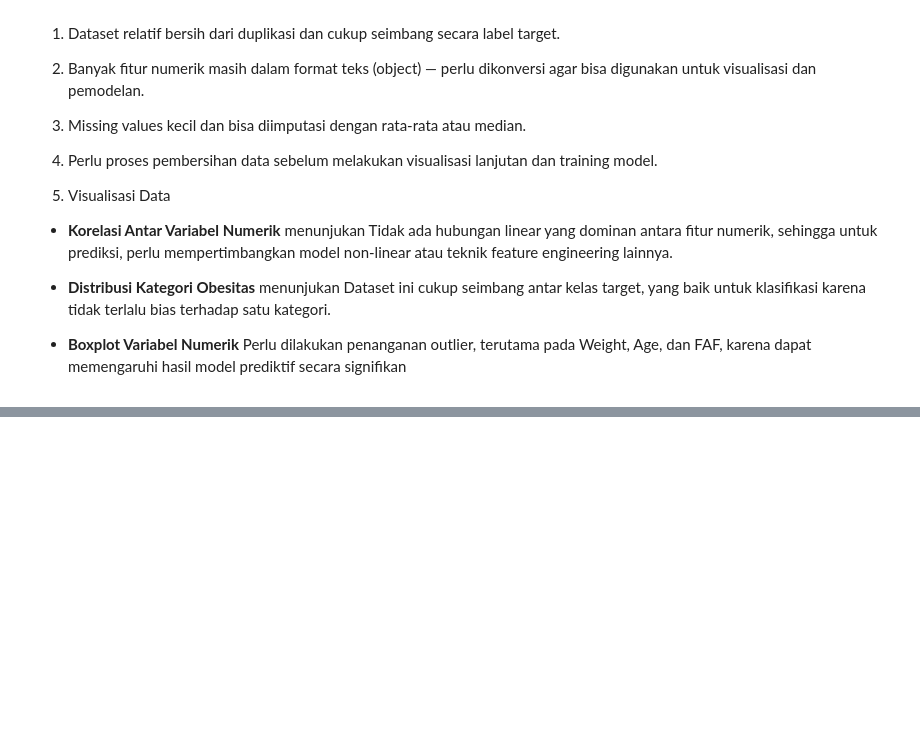
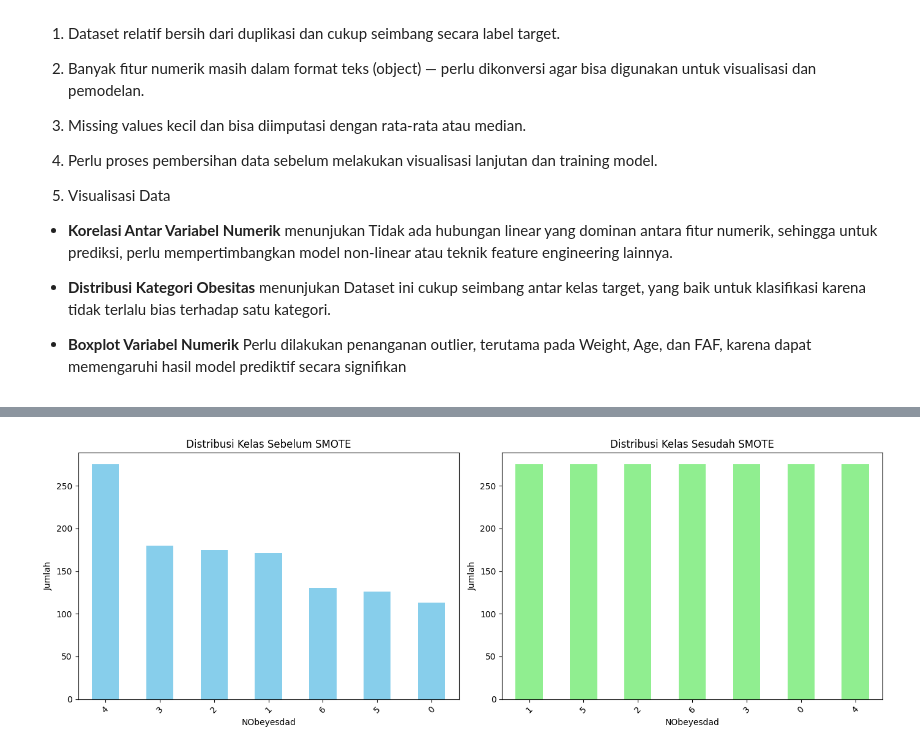
Before and after one commit to aulia-anhar/capstone-obesity-prediction, a Jupyter notebook: notebooks/obesity-calssification.ipynb, the cells around one changed output, grey strips where cells are left out. Drawn from its saved outputs; the diff is of its cells as text; code cells hidden in the pictures; blank space fills up the shorter version.

```diff
--- a/notebooks/obesity-calssification.ipynb
+++ b/notebooks/obesity-calssification.ipynb
@@ -15,7 +15,7 @@ import seaborn as sns
 pd.set_option('display.max_columns', None)
 
 # Load dataset
-df = pd.read_csv('C:/Users\Anhar/Documents/#semester 6/Bengkod/capstone-obesity-prediction/dataset/ObesityDataSet.csv')
+df = pd.read_csv('C:/Users/Anhar/Documents/#semester 6/Bengkod/capstone-obesity-prediction/dataset/ObesityDataSet.csv')
 
 # Tampilkan 5 baris pertama
 df.head()
@@ -271,0 +400,38 @@ Banyak nilai duplikat seperti 80, 1.7, dan 18 muncul sering. Perlu konversi ke f
+# %%
+import pandas as pd
+from imblearn.over_sampling import SMOTE
+import matplotlib.pyplot as plt
+
+# Asumsikan df_cleaned adalah dataframe bersih (tanpa missing & duplikat)
+# Pisahkan fitur dan target
+X = df_cleaned.drop(columns=["NObeyesdad"])
+y = df_cleaned["NObeyesdad"]
+
+# Ubah semua fitur kategori menjadi numerik
+X_encoded = pd.get_dummies(X, drop_first=True)
+
+# SMOTE hanya bisa dilakukan pada data numerik
+smote = SMOTE(random_state=42)
+X_resampled, y_resampled = smote.fit_resample(X_encoded, y)
+
+# Hitung distribusi kelas sebelum dan sesudah
+before_counts = y.value_counts()
+after_counts = pd.Series(y_resampled).value_counts()
+
+# Visualisasi distribusi kelas sebelum dan sesudah SMOTE
+fig, axes = plt.subplots(1, 2, figsize=(14, 5))
+
+before_counts.plot(kind="bar", ax=axes[0], color='skyblue')
+axes[0].set_title("Distribusi Kelas Sebelum SMOTE")
+axes[0].set_ylabel("Jumlah")
+axes[0].tick_params(axis='x', rotation=45)
+
+after_counts.plot(kind="bar", ax=axes[1], color='lightgreen')
+axes[1].set_title("Distribusi Kelas Sesudah SMOTE")
+axes[1].set_ylabel("Jumlah")
+axes[1].tick_params(axis='x', rotation=45)
+
+plt.tight_layout()
+plt.show()
+# %% [output]
+[figure, added]
```
Also changed, not shown: parts of 16 cells of this notebook.
